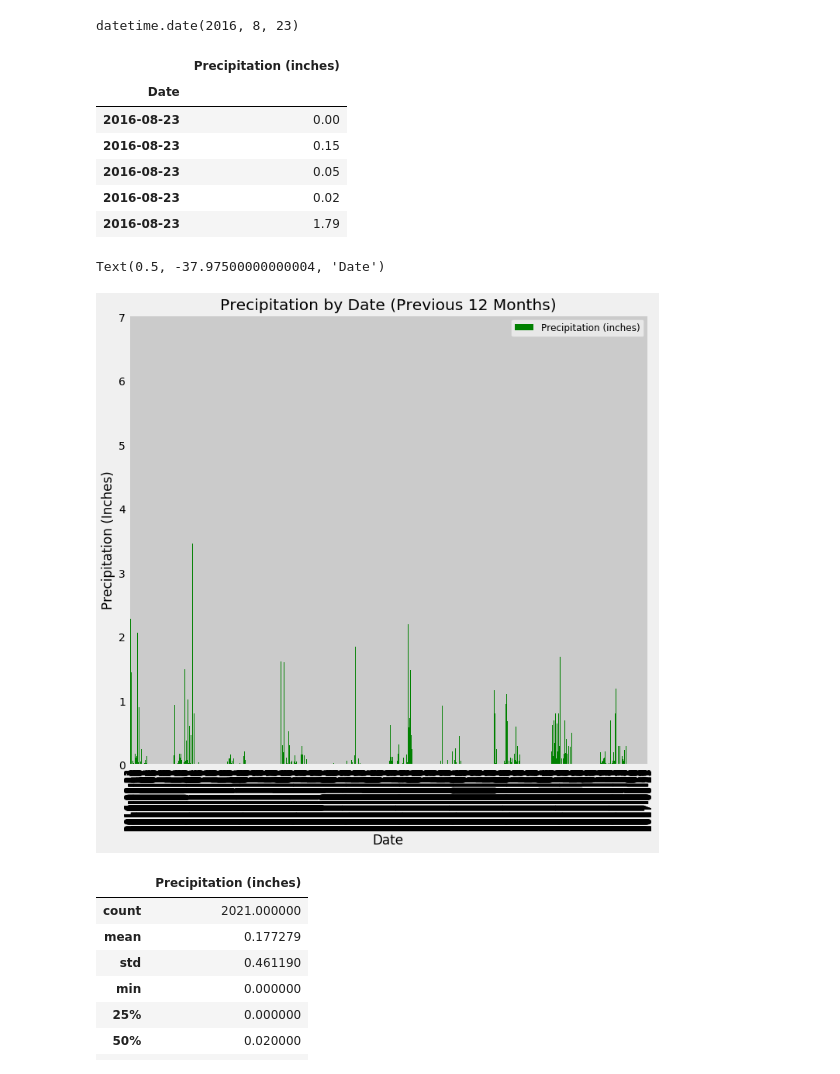
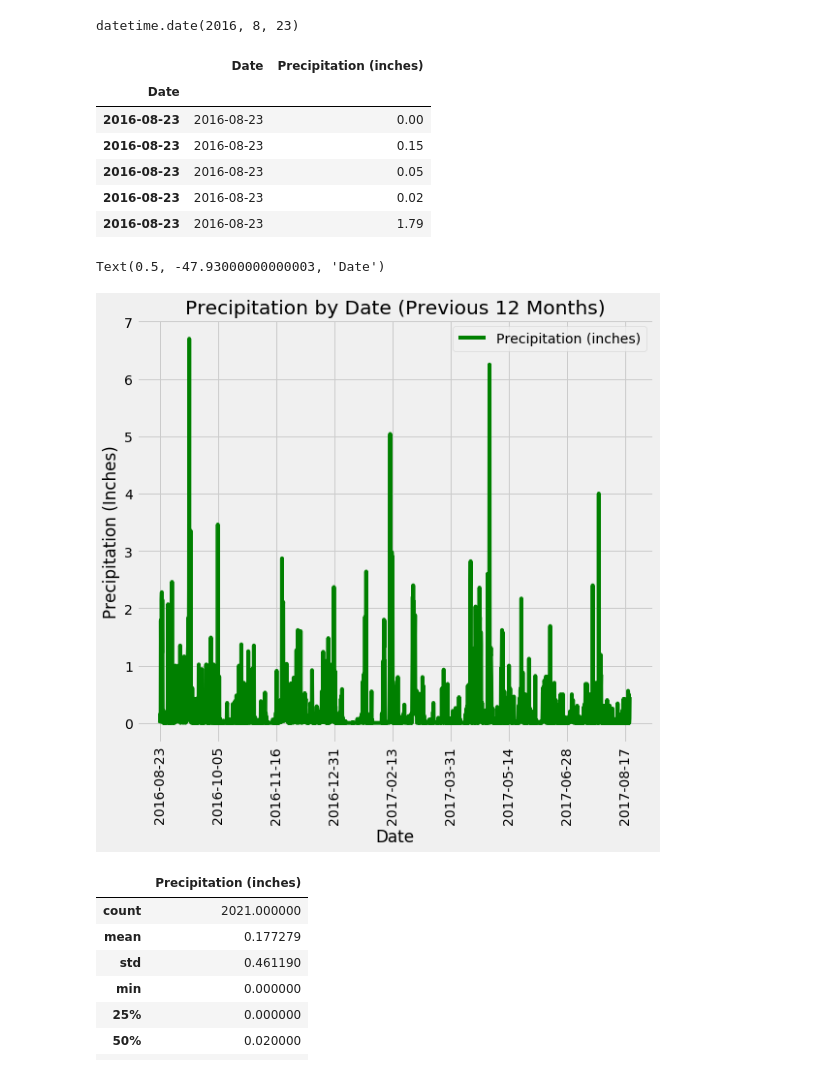
Before and after one commit to cdfencing/SQLalchemy-Challenge, a Jupyter notebook: climate_analysis.ipynb, the cells around one changed output. Saved outputs shown, nothing was run; the diff lists cells and outputs as text; code cells hidden in the pictures.

```diff
--- a/climate_analysis.ipynb
+++ b/climate_analysis.ipynb
@@ -90,30 +90,29 @@ Precipitation_last_year = session.query(Measurement.date, Measurement.prcp).\
 # Put the last 12 months of precipitation data into dataframe with date
 # Utilize the date as the index and drop null values
 Precipitation_data = pd.DataFrame(Precipitation_last_year, columns=['Date', 'Precipitation (inches)'])
-Precipitation_data.set_index('Date', inplace=True)
+Precipitation_data.set_index(Precipitation_data['Date'], inplace=True)
 Precipitation_data = Precipitation_data.dropna()
 Precipitation_data.head()
 # %% [output]
-|  | Precipitation (inches) |
-| Date |  |
-| 2016-08-23 | 0.00 |
-| 2016-08-23 | 0.15 |
-| 2016-08-23 | 0.05 |
-| 2016-08-23 | 0.02 |
-| 2016-08-23 | 1.79 |
+|  | Date | Precipitation (inches) |
+| Date |  |  |
+| 2016-08-23 | 2016-08-23 | 0.00 |
+| 2016-08-23 | 2016-08-23 | 0.15 |
+| 2016-08-23 | 2016-08-23 | 0.05 |
+| 2016-08-23 | 2016-08-23 | 0.02 |
+| 2016-08-23 | 2016-08-23 | 1.79 |
 # %%
 # Create a plot of the precipitation data for the past 12 months
 color = 'green'
-Precipitation_plot = Precipitation_data.plot(kind='bar', color = color, figsize=(10,10))
+Precipitation_data.plot(kind='line', rot=90, color = color, figsize=(8,8))
 plt.tight_layout()
 Precipitation_plot.grid(True)
-plt.legend(fontsize="12")
 plt.title("Precipitation by Date (Previous 12 Months)")
 plt.ylabel("Precipitation (Inches)")
 plt.xlabel("Date")
 # %% [output]
-Text(0.5, -37.97500000000004, 'Date')
+Text(0.5, -47.93000000000003, 'Date')
-[figure, old version]
+[figure, new version]
 # %%
 # Summary statistics for the Precipitation data
 Precipitation_data.describe()
```
Also changed, not shown: parts of 3 cells of this notebook, 1 other file.
